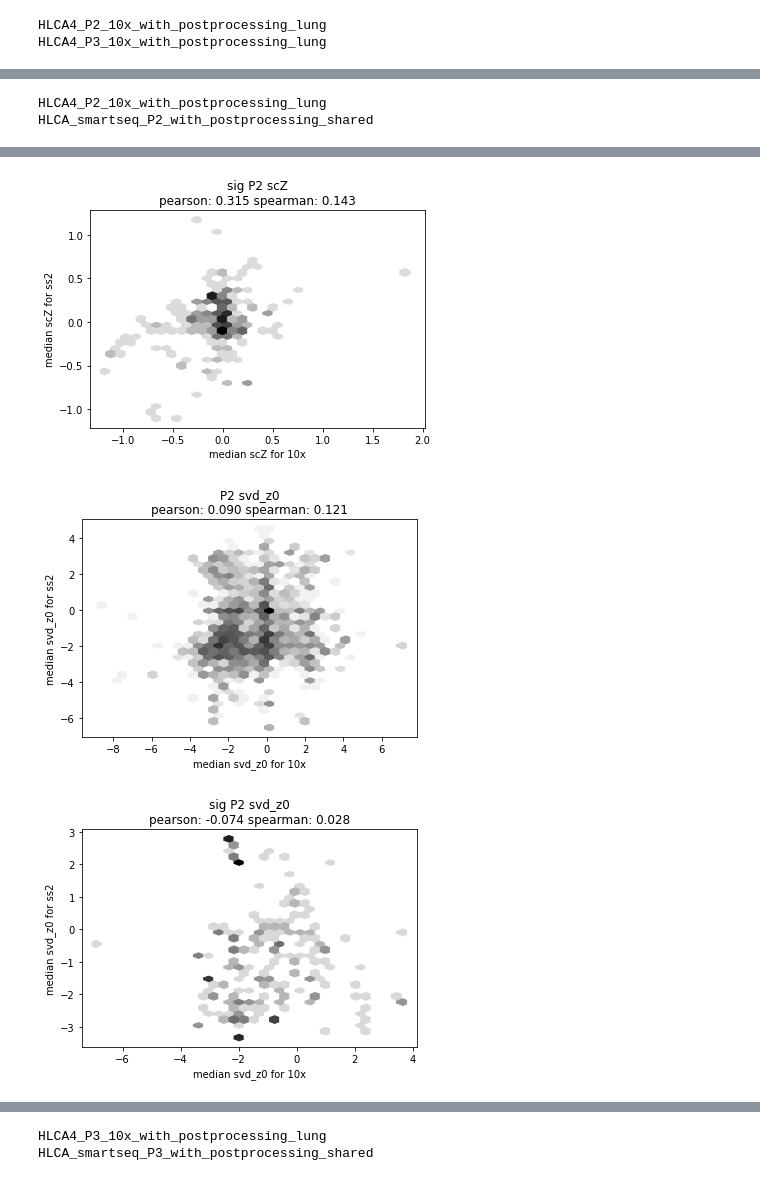
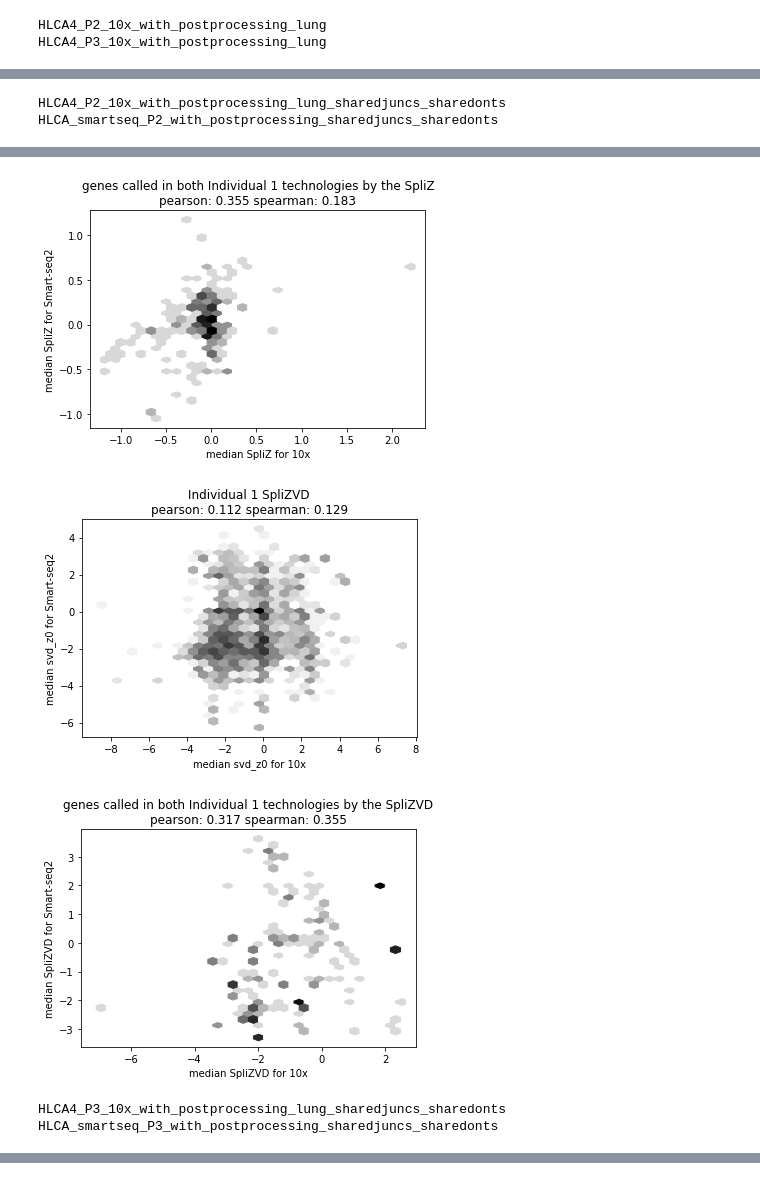
Before and after one commit to juliaolivieri/SpliZ_pipeline, a Jupyter notebook: notebooks/supplemental_figures.ipynb, the cells around one changed output, grey strips where cells are left out. Saved outputs shown, nothing was run; the diff lists cells and outputs as text; code cells hidden in the pictures.

```diff
--- a/notebooks/supplemental_figures.ipynb
+++ b/notebooks/supplemental_figures.ipynb
@@ -4,3 +5,5 @@ import pandas as pd
+# %%
+outpath = "/scratch/PI/horence/JuliaO/single_cell/SZS_pipeline2/notebooks/output/supplemental_figures/"
 # %%
 df_ss2 = pd.read_parquet("/scratch/PI/horence/JuliaO/single_cell/SZS_pipeline2/data/HLCA_smartseq_P2_with_postprocessing.pq",columns = ["juncPosR1A","juncPosR1B","chrR1A"])
 # %%
@@ -77,21 +64,25 @@ for i in range(len(dfs)):
 merged = dfs[0].merge(dfs[1],on="ontology_gene",suffixes=["_P2","_P3"])
 # %%
 
-for z_col in z_cols:
+zcol_dict = {"scZ" : "SpliZ", "svd_z0" : "SpliZVD"}
+for z_col in ["scZ","svd_z0"]:
 #   plt.plot(merged["median_{}_P2".format(z_col)],merged["median_{}_P3".format(z_col)],linestyle="",marker="o",alpha = 0.4)
   plt.hexbin(merged["median_{}_P2".format(z_col)],merged["median_{}_P3".format(z_col)],gridsize=30,cmap="Greys",bins="log")
 
-  plt.title("{}\npearson: {:.3f} spearman: {:.3f}".format(z_col,merged["median_{}_P2".format(z_col)].corr(merged["median_{}_P3".format(z_col)],method="pearson"),merged["median_{}_P2".format(z_col)].corr(merged["median_{}_P3".format(z_col)],method="spearman")))
-  plt.xlabel("median {} for individual 1".format(z_col))
-  plt.ylabel("median {} for individual 2".format(z_col))
+  plt.title("{}\npearson: {:.3f} spearman: {:.3f}".format(zcol_dict[z_col],merged["median_{}_P2".format(z_col)].corr(merged["median_{}_P3".format(z_col)],method="pearson"),merged["median_{}_P2".format(z_col)].corr(merged["median_{}_P3".format(z_col)],method="spearman")))
+  plt.xlabel("median {} for individual 1 10x".format(zcol_dict[z_col]))
+  plt.ylabel("median {} for individual 2 10x ".format(zcol_dict[z_col]))
+  plt.savefig("{}{}_corr_all.png".format(outpath,z_col),bbox_inches="tight")
   plt.show()
 
   sub_df = merged[merged["geneR1A_uniq_P2"].isin(both_sig)]
 
   plt.hexbin(sub_df["median_{}_P2".format(z_col)],sub_df["median_{}_P3".format(z_col)],gridsize=30,cmap="Greys",bins="log")
 
-  plt.title("sig genes {}\npearson: {:.3f} spearman: {:.3f}".format(z_col,sub_df["median_{}_P2".format(z_col)].corr(sub_df["median_{}_P3".format(z_col)],method="pearson"),sub_df["median_{}_P2".format(z_col)].corr(sub_df["median_{}_P3".format(z_col)],method="spearman")))
-  plt.xlabel("median {} for individual 1".format(z_col))
-  plt.ylabel("median {} for individual 2".format(z_col))
+  plt.title("genes called in both 10x datasets by the {}\npearson: {:.3f} spearman: {:.3f}".format(zcol_dict[z_col],sub_df["median_{}_P2".format(z_col)].corr(sub_df["median_{}_P3".format(z_col)],method="pearson"),sub_df["median_{}_P2".format(z_col)].corr(sub_df["median_{}_P3".format(z_col)],method="spearman")))
+  plt.xlabel("median {} for individual 1".format(zcol_dict[z_col]))
+  plt.ylabel("median {} for individual 2".format(zcol_dict[z_col]))
+  plt.savefig("{}{}_corr_sig.png".format(outpath,z_col),bbox_inches="tight")
+
   plt.show()
 # %% [output]
@@ -106,8 +93,10 @@ for z_col in z_cols:
 # %%
+suffix = "_sharedjuncs_sharedonts"
+ind_dict = {"P2" : "Individual 1", "P3" : "Individual 2"}
 for ind in ["P2","P3"]:
   dfs = []
   sig_genes = []
-  datanames = ["HLCA4_{}_10x_with_postprocessing_lung".format(ind),"HLCA_smartseq_{}_with_postprocessing_shared".format(ind)]
+  datanames = ["HLCA4_{}_10x_with_postprocessing_lung{}".format(ind,suffix),"HLCA_smartseq_{}_with_postprocessing{}".format(ind,suffix)]
   for dataname in datanames:
     print(dataname)
     df = pd.read_parquet("{}{}_sym_SVD_normdonor_S_0.1_z_0.0_b_5.pq".format(in_path, dataname),columns=["ontology","geneR1A_uniq","scZ","svd_z0","svd_z1","svd_z2","cell_gene"])
@@ -125,21 +114,22 @@ for ind in ["P2","P3"]:
     dfs[i] = dfs[i].drop_duplicates("ontology_gene")
   merged = dfs[0].merge(dfs[1],on="ontology_gene",suffixes=["_10x","_ss2"])
   both_sig = set.intersection(*sig_genes)
-  for z_col in z_cols:
+  for z_col in z_cols[:2]:
   #   plt.plot(merged["median_{}_P2".format(z_col)],merged["median_{}_P3".format(z_col)],linestyle="",marker="o",alpha = 0.4)
     plt.hexbin(merged["median_{}_10x".format(z_col)],merged["median_{}_ss2".format(z_col)],gridsize=30,cmap="Greys",bins="log")
 
-    plt.title("{} {}\npearson: {:.3f} spearman: {:.3f}".format(ind,z_col,merged["median_{}_10x".format(z_col)].corr(merged["median_{}_ss2".format(z_col)],method="pearson"),merged["median_{}_10x".format(z_col)].corr(merged["median_{}_ss2".format(z_col)],method="spearman")))
+    plt.title("{} {}\npearson: {:.3f} spearman: {:.3f}".format(ind_dict[ind],zcol_dict[z_col],merged["median_{}_10x".format(z_col)].corr(merged["median_{}_ss2".format(z_col)],method="pearson"),merged["median_{}_10x".format(z_col)].corr(merged["median_{}_ss2".format(z_col)],method="spearman")))
     plt.xlabel("median {} for 10x".format(z_col))
-    plt.ylabel("median {} for ss2".format(z_col))
+    plt.ylabel("median {} for Smart-seq2".format(z_col))
     plt.show()
     sub_df = merged[merged["geneR1A_uniq_10x"].isin(both_sig)]
     plt.hexbin(sub_df["median_{}_10x".format(z_col)],sub_df["median_{}_ss2".format(z_col)],gridsize=30,cmap="Greys",bins="log")
 
-    plt.title("sig {} {}\npearson: {:.3f} spearman: {:.3f}".format(ind,z_col,sub_df["median_{}_10x".format(z_col)].corr(sub_df["median_{}_ss2".format(z_col)],method="pearson"),sub_df["median_{}_10x".format(z_col)].corr(sub_df["median_{}_ss2".format(z_col)],method="spearman")))
-    plt.xlabel("median {} for 10x".format(z_col))
-    plt.ylabel("median {} for ss2".format(z_col))
+    plt.title("genes called in both {} technologies by the {}\npearson: {:.3f} spearman: {:.3f}".format(ind_dict[ind],zcol_dict[z_col],sub_df["median_{}_10x".format(z_col)].corr(sub_df["median_{}_ss2".format(z_col)],method="pearson"),sub_df["median_{}_10x".format(z_col)].corr(sub_df["median_{}_ss2".format(z_col)],method="spearman")))
+    plt.xlabel("median {} for 10x".format(zcol_dict[z_col]))
+    plt.ylabel("median {} for Smart-seq2".format(zcol_dict[z_col]))
+    plt.savefig("{}{}_corr_sig_{}.png".format(outpath,ind,z_col),bbox_inches="tight")
     plt.show()
 # %% [output]
-HLCA4_P2_10x_with_postprocessing_lung
-HLCA_smartseq_P2_with_postprocessing_shared
+HLCA4_P2_10x_with_postprocessing_lung_sharedjuncs_sharedonts
+HLCA_smartseq_P2_with_postprocessing_sharedjuncs_sharedonts
@@ -147,3 +137,5 @@ HLCA_smartseq_P2_with_postprocessing_shared
-[figure, old version]
+[figure, new version]
-[figure, old version]
+[figure, new version]
-[figure, old version]
+[figure, new version]
+HLCA4_P3_10x_with_postprocessing_lung_sharedjuncs_sharedonts
+HLCA_smartseq_P3_with_postprocessing_sharedjuncs_sharedonts
@@ -154,2 +145,0 @@ HLCA_smartseq_P2_with_postprocessing_shared
-HLCA4_P3_10x_with_postprocessing_lung
-HLCA_smartseq_P3_with_postprocessing_shared
```
Also changed, not shown: parts of 21 cells of this notebook, 6 other files.
